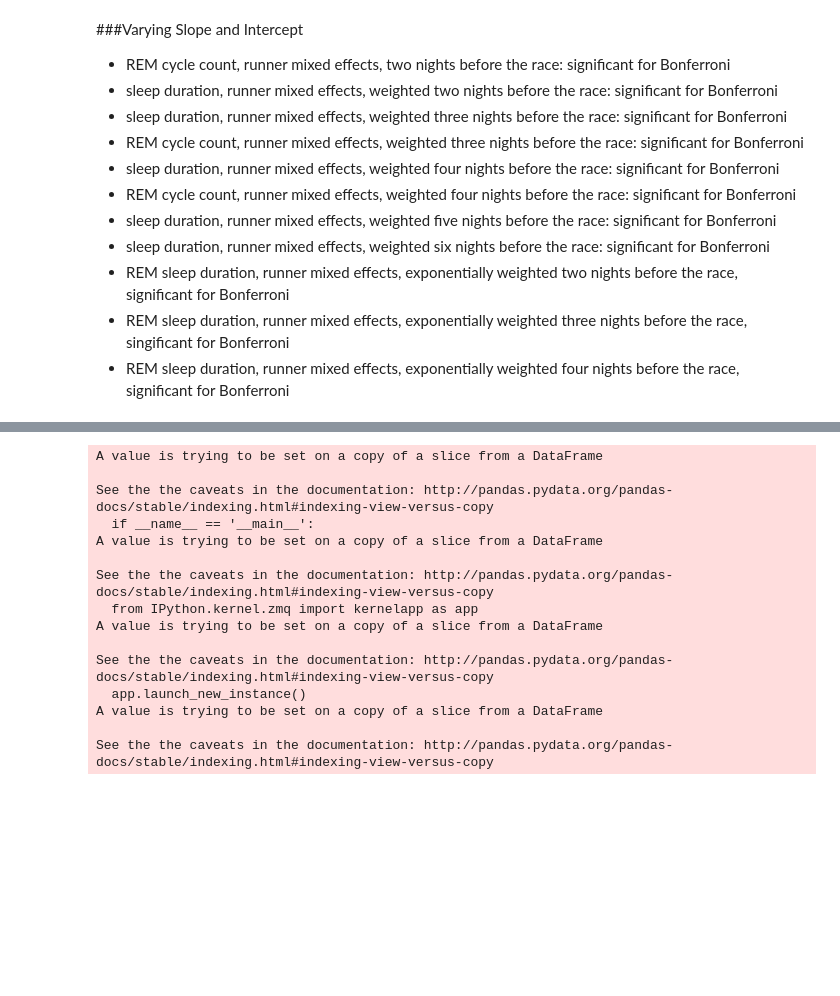
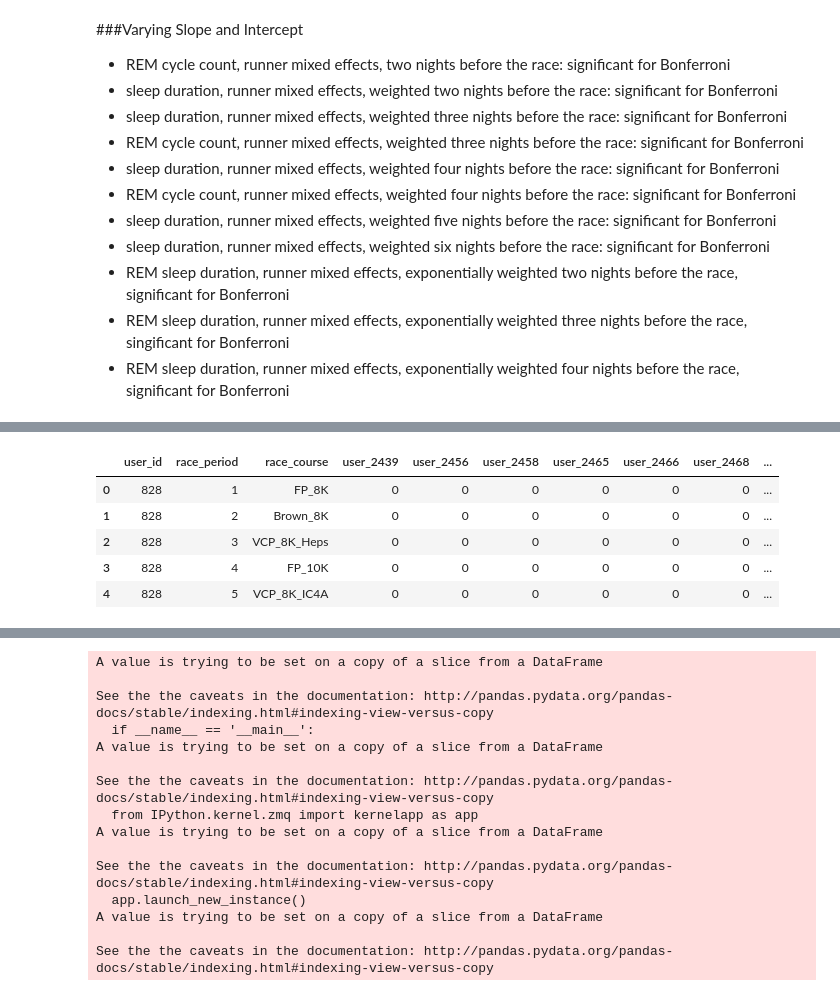
Before and after one commit to callen13/Senior_Thesis, a Jupyter notebook: sequential_model_selection.ipynb, the cells around one changed output, grey strips where cells are left out. Saved outputs shown, nothing was run; the diff lists cells and outputs as text; code cells hidden in the pictures; blank space fills up the shorter version.

```diff
--- a/sequential_model_selection.ipynb
+++ b/sequential_model_selection.ipynb
@@ -189,41 +281,49 @@ R_REM_Expo_Weighted_4days = pandas2ri.py2ri(REM_Expo_Weighted_4days)
 # %%
 df = reg_df0
 df = reg_df0.drop(['date_md', 'start', 'end', 'score', 'latency', 'time_in_bed', 'wake_duration', 'light_sleep_duration',
-                  'slow_wave_sleep_duration', 'rem_sleep_duration', 'debt_post', 'is_nap', 'recovery_score',
+                  'slow_wave_sleep_duration', 'rem_sleep_duration', 'debt_post', 'is_nap', 'recovery_score', 'cycles_count',
                   'resting_heart_rate', 'hrv_rmssd', 'end_epoch', 'buildup_days', 'sleep_duration', 'disturbances'], axis=1)
-
 #merge in variables of interest
 df = df.merge(REM_2nd_Night_Before, how="left")
 df.rename(columns = {'rem_sleep_duration':'REM_2nd_Night_Before'}, inplace = True)
 df = df.merge(REM_Weighted_Two_Days, how="left")
 df.rename(columns = {'rem_sleep_duration':'REM_Weighted_2_Days'}, inplace = True)
 df = df.merge(REM_Weighted_Three_Days, how="left")
 df.rename(columns = {'rem_sleep_duration':'REM_Weighted_3_Days'}, inplace = True)
 df = df.merge(REM_Weighted_Four_Days, how="left")
 df.rename(columns = {'rem_sleep_duration':'REM_Weighted_4_Days'}, inplace = True)
 df = df.merge(REM_Expo_Weighted_Two_Days, how="left")
 df.rename(columns = {'rem_sleep_duration':'REM_Expo_Weighted_2_Days'}, inplace = True)
 df = df.merge(total_sleep_weighted_3days, how="left")
 df.rename(columns = {'sleep_duration':'total_sleep_weighted_3days'}, inplace = True)
 
 df = df.merge(cycles_count_2nd_Night_Before, how="left")
 df.rename(columns = {'cycles_count':'cycles_count_2nd_Night_Before'}, inplace = True)
 df = df.merge(cycles_count_weighted_3days, how="left")
 df.rename(columns = {'cycles_count':'cycles_count_weighted_3days'}, inplace = True)
 df = df.merge(cycles_count_weighted_4days, how="left")
 df.rename(columns = {'cycles_count':'cycles_count_weighted_4days'}, inplace = True)
 df = df.merge(total_sleep_weighted_2days, how="left")
 df.rename(columns = {'sleep_duration':'total_sleep_weighted_2days'}, inplace = True)
 df = df.merge(total_sleep_weighted_4days, how="left")
 df.rename(columns = {'sleep_duration':'total_sleep_weighted_4days'}, inplace = True)
 df = df.merge(total_sleep_weighted_5days, how="left")
 df.rename(columns = {'sleep_duration':'total_sleep_weighted_5days'}, inplace = True)
 df = df.merge(total_sleep_weighted_6days, how="left")
 df.rename(columns = {'sleep_duration':'total_sleep_weighted_6days'}, inplace = True)
 df = df.merge(REM_Expo_Weighted_3days, how="left")
 df.rename(columns = {'rem_sleep_duration':'REM_Expo_Weighted_3days'}, inplace = True)
 df = df.merge(REM_Expo_Weighted_4days, how="left")
 df.rename(columns = {'rem_sleep_duration':'REM_Expo_Weighted_4days'}, inplace = True)
+
+df.head()
+# %% [output]
+|  | user_id | race_period | race_course | user_2439 | user_2456 | user_2458 | user_2465 | user_2466 | user_2468 | ... |
+| 0 | 828 | 1 | FP_8K | 0 | 0 | 0 | 0 | 0 | 0 | ... |
+| 1 | 828 | 2 | Brown_8K | 0 | 0 | 0 | 0 | 0 | 0 | ... |
+| 2 | 828 | 3 | VCP_8K_Heps | 0 | 0 | 0 | 0 | 0 | 0 | ... |
+| 3 | 828 | 4 | FP_10K | 0 | 0 | 0 | 0 | 0 | 0 | ... |
+| 4 | 828 | 5 | VCP_8K_IC4A | 0 | 0 | 0 | 0 | 0 | 0 | ... |
 # %%
 #add in average stress and survey data
 stress_data = pd.read_csv('survey_data.csv')
```
Also changed, not shown: parts of 46 cells of this notebook, 1 other file.
